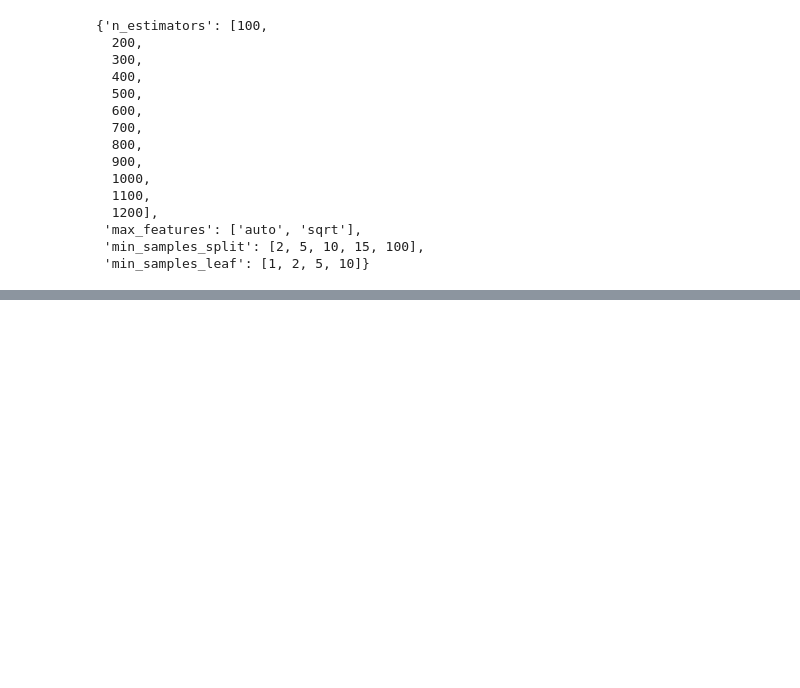
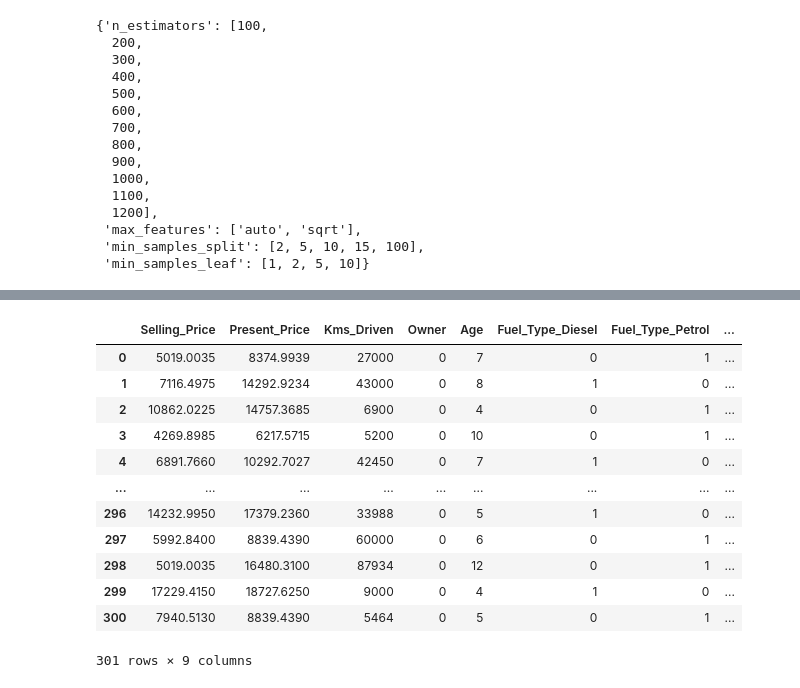
Before and after one commit to Narapady/car_price_prediction, a Jupyter notebook: car_prediction.ipynb, the cells around one changed output, grey strips where cells are left out. Drawn from its saved outputs; the diff is of its cells as text; code cells hidden in the pictures; blank space fills up the shorter version.

```diff
--- a/car_prediction.ipynb
+++ b/car_prediction.ipynb
@@ -347,0 +356,21 @@ with open("rf_regression_model.pkl", "wb") as file:
+# %%
+df1 = df.copy()
+# %%
+df1['Present_Price'] = df1['Present_Price'].apply(lambda x: x * 1498.21)
+df1['Selling_Price'] = df1['Selling_Price'].apply(lambda x: x * 1498.21)
+
+df1
+# %% [output]
+|  | Selling_Price | Present_Price | Kms_Driven | Owner | Age | Fuel_Type_Diesel | Fuel_Type_Petrol | ... |
+| 0 | 5019.0035 | 8374.9939 | 27000 | 0 | 7 | 0 | 1 | ... |
+| 1 | 7116.4975 | 14292.9234 | 43000 | 0 | 8 | 1 | 0 | ... |
+| 2 | 10862.0225 | 14757.3685 | 6900 | 0 | 4 | 0 | 1 | ... |
+| 3 | 4269.8985 | 6217.5715 | 5200 | 0 | 10 | 0 | 1 | ... |
+| 4 | 6891.7660 | 10292.7027 | 42450 | 0 | 7 | 1 | 0 | ... |
+| ... | ... | ... | ... | ... | ... | ... | ... | ... |
+| 296 | 14232.9950 | 17379.2360 | 33988 | 0 | 5 | 1 | 0 | ... |
+| 297 | 5992.8400 | 8839.4390 | 60000 | 0 | 6 | 0 | 1 | ... |
+| 298 | 5019.0035 | 16480.3100 | 87934 | 0 | 12 | 0 | 1 | ... |
+| 299 | 17229.4150 | 18727.6250 | 9000 | 0 | 4 | 1 | 0 | ... |
+| 300 | 7940.5130 | 8839.4390 | 5464 | 0 | 5 | 0 | 1 | ... |
+301 rows × 9 columns
```
Also changed, not shown: parts of 15 cells of this notebook, 3 other files.
